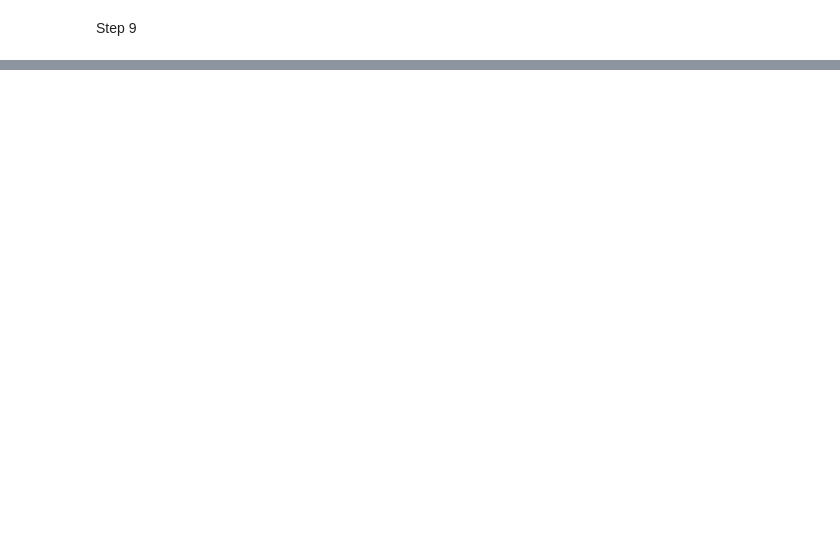
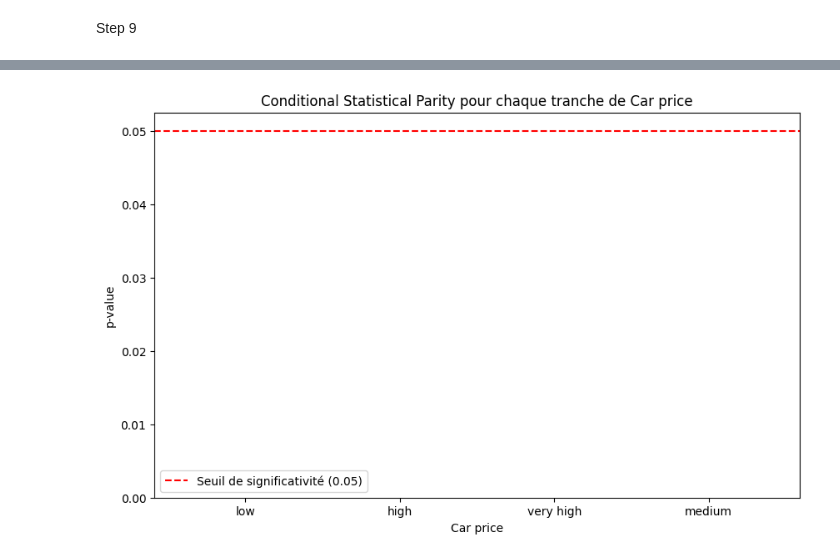
Before and after one commit to AdeStAff/credit_scoring, a Jupyter notebook: personal_notebooks/artus_test.ipynb, the cells around one changed output, grey strips where cells are left out. Drawn from its saved outputs; the diff is of its cells as text; code cells hidden in the pictures; blank space fills up the shorter version.

```diff
--- a/personal_notebooks/artus_test.ipynb
+++ b/personal_notebooks/artus_test.ipynb
@@ -551,0 +625,17 @@ plt.show()
+# %%
+import matplotlib.pyplot as plt
+
+# Convertir les p-values en DataFrame pour un affichage plus clair
+p_values_df = pd.DataFrame(p_values, columns=["Car price", "p-value"])
+
+# Tracer les p-values
+plt.figure(figsize=(10, 6))
+plt.bar(p_values_df["Car price"], p_values_df["p-value"])
+plt.axhline(y=0.05, color="r", linestyle="--", label="Seuil de significativité (0.05)")
+plt.xlabel("Car price")
+plt.ylabel("p-value")
+plt.title("Conditional Statistical Parity pour chaque tranche de Car price")
+plt.legend()
+plt.show()
+# %% [output]
+[figure, added]
```
Also changed, not shown: parts of 11 cells of this notebook.
